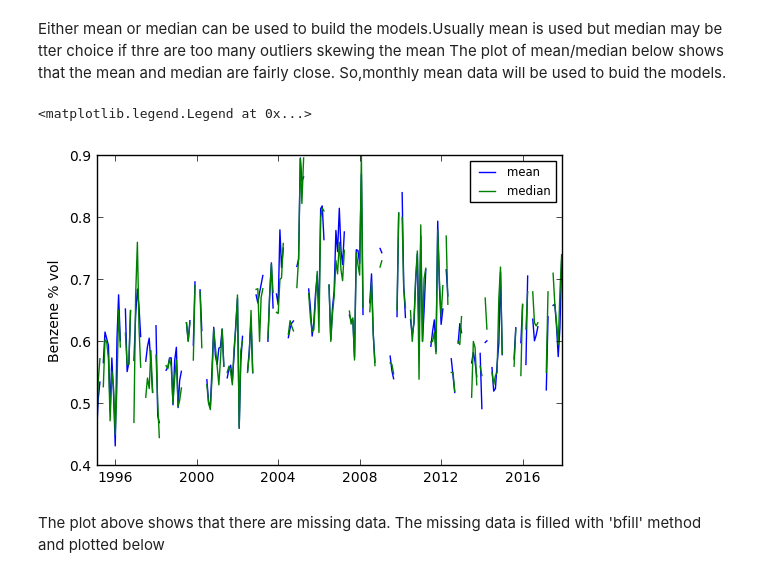
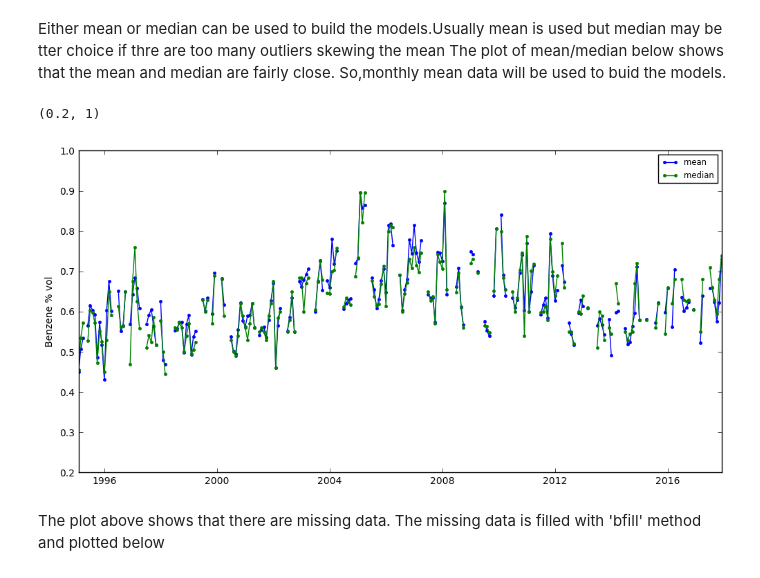
Before and after one commit to arkhnl/Capstone-project-1, a Jupyter notebook: gasoline_NY_time_series_analysis.ipynb, the cells around one changed output. Cells and saved outputs as stored; diff of their text form; code cells hidden in the pictures.

```diff
--- a/gasoline_NY_time_series_analysis.ipynb
+++ b/gasoline_NY_time_series_analysis.ipynb
@@ -205,12 +255,15 @@ The plot of mean/median below shows that the mean and median are fairly close. S
 # %%
 Ben_model_Data1 =  Ben_all_Data.resample('M').mean()
 Ben_model_Data2 =  Ben_all_Data.resample('M').median()
-plt.plot(Ben_model_Data1, label='mean')
-plt.plot(Ben_model_Data2, label = 'median')
+
+plt.figure(figsize=(12,6))
+plt.plot(Ben_model_Data1,marker='.' ,label='mean')
+plt.plot(Ben_model_Data2,marker='.', label = 'median')
 plt.ylabel('Benzene % vol')
 plt.legend(loc='upper right',fontsize='small')
+plt.ylim(0.2,1)
 # %% [output]
-<matplotlib.legend.Legend at 0x...>
+(0.2, 1)
-[figure, old version]
+[figure, new version]
 # %% [markdown]
 The plot above shows that there are missing data. The missing data is filled with 'bfill' method and plotted below
```
Also changed, not shown: parts of 28 cells of this notebook.
